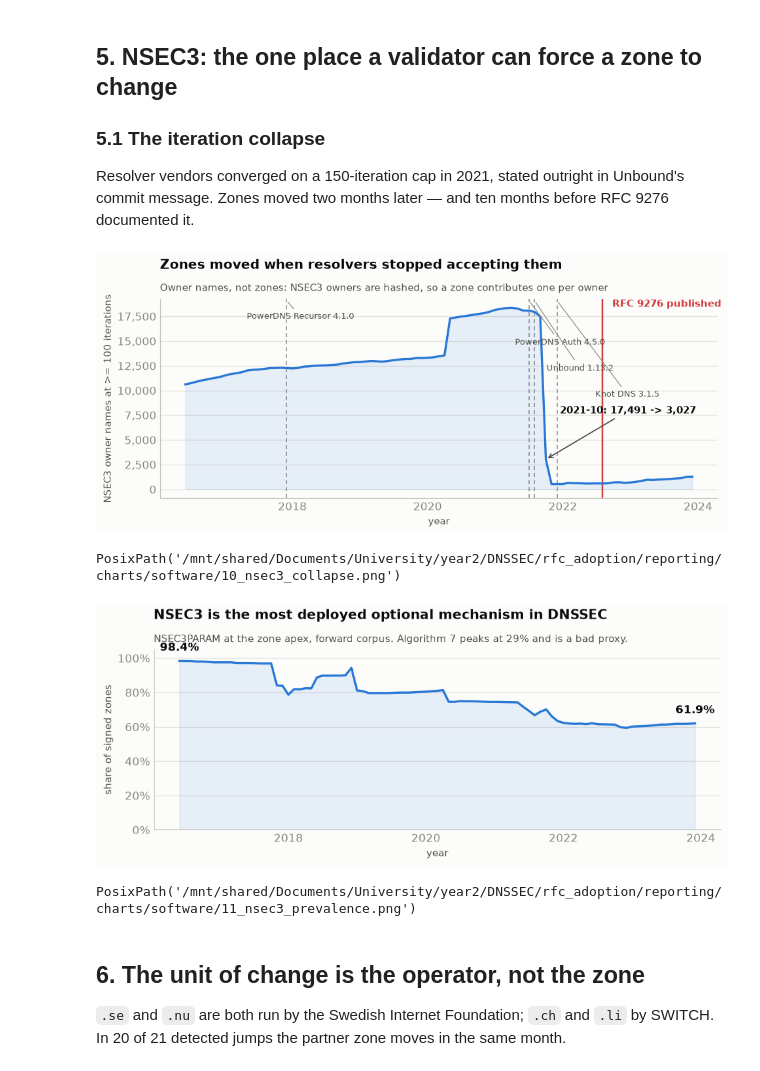
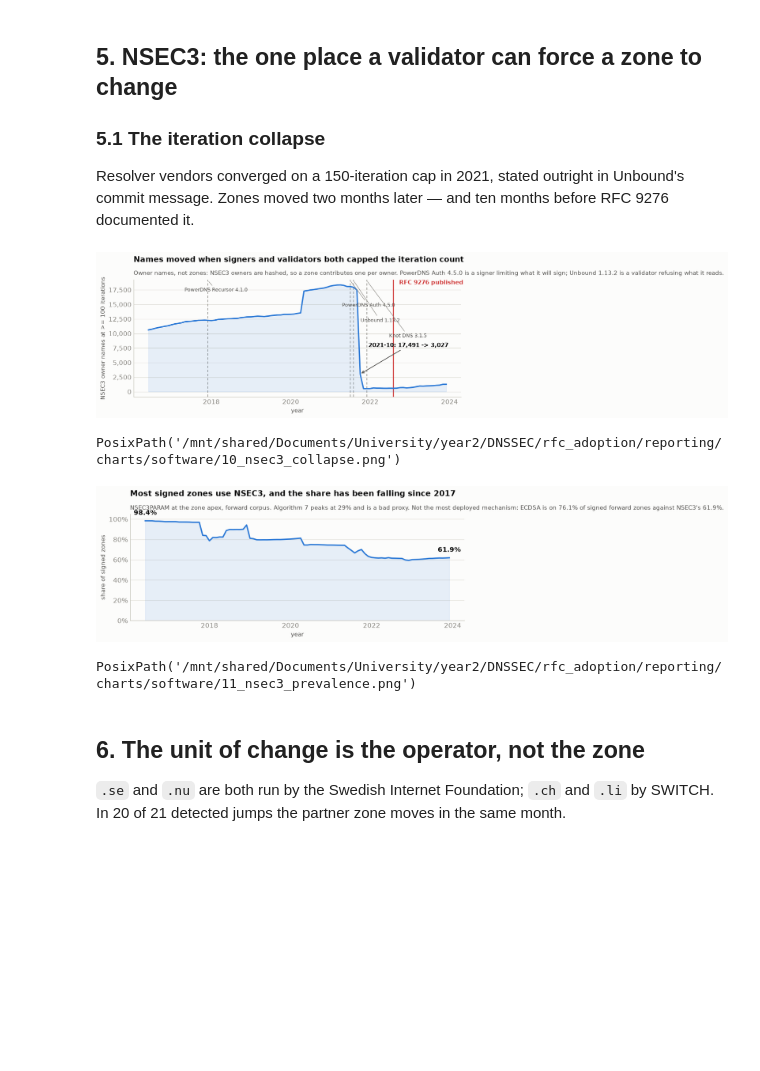
Before and after one commit to j776w781/rfc_adoption, a Jupyter notebook: notebooks/dnssec_software_releases.ipynb, the cells around one changed output. Cells and saved outputs as stored; diff of their text form; code cells hidden in the pictures; blank space fills up the shorter version.

```diff
--- a/notebooks/dnssec_software_releases.ipynb
+++ b/notebooks/dnssec_software_releases.ipynb
@@ -570,36 +570,37 @@ ax.plot(xs, [h[m] for m in months], color=S1, linewidth=2.2, zorder=3)
 ax.fill_between(xs, [h[m] for m in months], color=S1, alpha=0.10, zorder=2)
 # Three of the four limits land within seven months of each other in 2021, so
 # their labels are staggered; stacked at one height they overprint.
 top = ax.get_ylim()[1]
 for k, lim in enumerate(sorted(col["validator_limits"], key=lambda r: r["released"])):
     x = to_year(lim["released"][:7])
     if not (xs[0] <= x <= xs[-1]):
         continue
     ax.axvline(x, color=MUTED, linewidth=1, linestyle=(0, (4, 3)), zorder=1)
     ax.annotate(f'{NAME[lim["implementation"]]} {lim["first_release"]}',
                 xy=(x, top * 0.99), xytext=(-40 + 26 * k, -18 - 26 * k),
                 textcoords="offset points", fontsize=8.5, color=INK_2, ha="left",
                 arrowprops=dict(arrowstyle="-", color=MUTED, linewidth=0.8))
 x9276 = to_year("2022-08")
 ax.axvline(x9276, color=CRITICAL, linewidth=1.6, zorder=1)
 ax.annotate("RFC 9276 published", xy=(x9276, top * 0.99), xytext=(10, -6),
             textcoords="offset points", fontsize=9.5, color=CRITICAL,
             fontweight="bold", ha="left")
 worst = col["largest_single_month_fall"]
 ax.annotate(f'{worst["month"]}: {worst["before"]:,} -> {worst["after"]:,}',
             (to_year(worst["month"]), worst["after"]), xytext=(14, 46),
             textcoords="offset points", fontsize=10, color=INK, fontweight="bold",
             arrowprops=dict(arrowstyle="->", color=INK_2, linewidth=1.2))
 style(ax)
 ax.set_ylabel("NSEC3 owner names at >= 100 iterations", color=INK_2)
 ax.set_xlabel("year", color=INK_2)
 year_axis(ax)
 ax.yaxis.set_major_formatter(FuncFormatter(lambda v, _: f"{int(v):,}"))
-title(ax, "Zones moved when resolvers stopped accepting them",
-      "Owner names, not zones: NSEC3 owners are hashed, so a zone contributes one per owner")
+title(ax, "Names moved when signers and validators both capped the iteration count",
+      "Owner names, not zones: NSEC3 owners are hashed, so a zone contributes one per owner. "
+      "PowerDNS Auth 4.5.0 is a signer limiting what it will sign; Unbound 1.13.2 is a validator refusing what it reads.")
 save(fig, "10_nsec3_collapse")
 # %% [output]
-[figure, old version]
+[figure, new version]
 PosixPath('/mnt/shared/Documents/University/year2/DNSSEC/rfc_adoption/reporting/charts/software/10_nsec3_collapse.png')
 # %%
 f = SRV[SRV.basis == "zonefile"]
@@ -622,11 +623,12 @@ ax.set_ylim(0, 105)
 ax.set_ylabel("share of signed zones", color=INK_2)
 ax.set_xlabel("year", color=INK_2)
 year_axis(ax)
-title(ax, "NSEC3 is the most deployed optional mechanism in DNSSEC",
-      "NSEC3PARAM at the zone apex, forward corpus. Algorithm 7 peaks at 29% and is a bad proxy.")
+title(ax, "Most signed zones use NSEC3, and the share has been falling since 2017",
+      "NSEC3PARAM at the zone apex, forward corpus. Algorithm 7 peaks at 29% and is a bad proxy. "
+      "Not the most deployed mechanism: ECDSA is on 76.1% of signed forward zones against NSEC3's 61.9%.")
 save(fig, "11_nsec3_prevalence")
 # %% [output]
-[figure, old version]
+[figure, new version]
 PosixPath('/mnt/shared/Documents/University/year2/DNSSEC/rfc_adoption/reporting/charts/software/11_nsec3_prevalence.png')
 # %% [markdown]
 ## 6. The unit of change is the operator, not the zone
```
Also changed, not shown: parts of 3 cells of this notebook, 13 other files.
